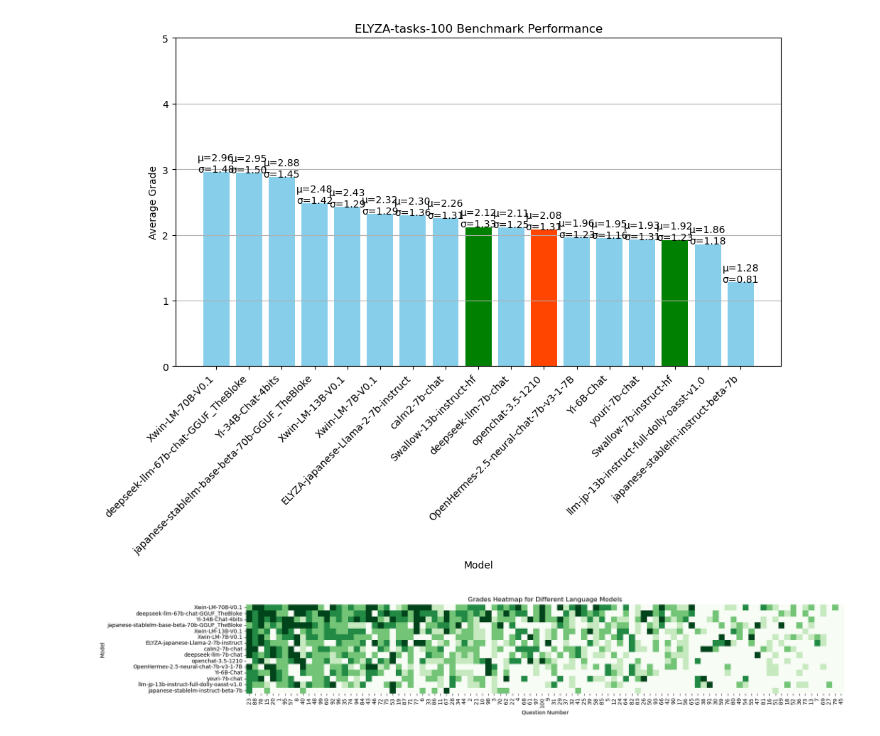
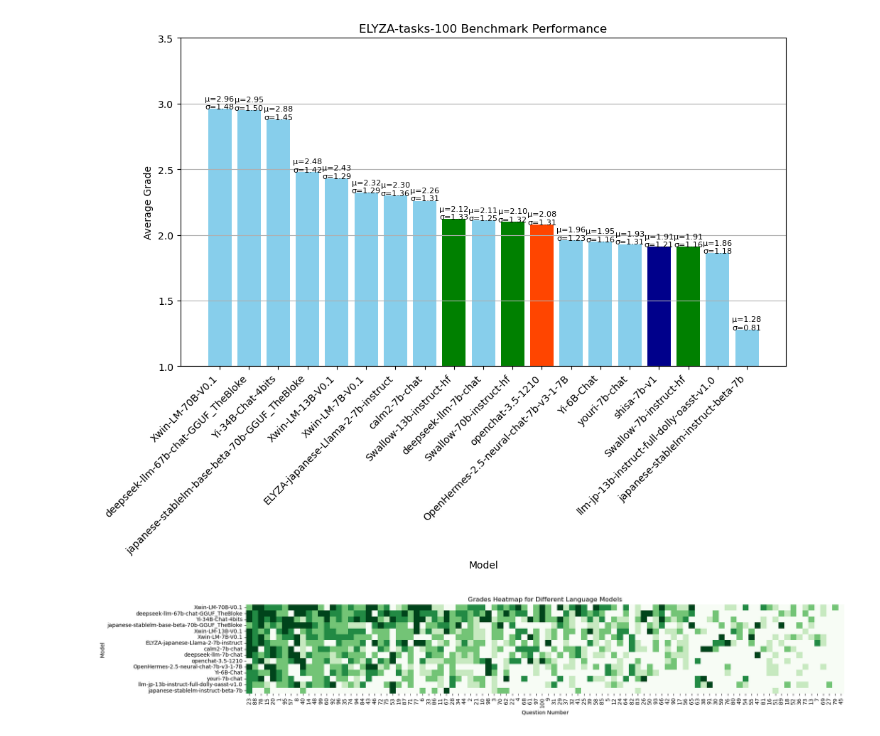
Before and after one commit to Northern-System-Service/gpt4-autoeval, a Jupyter notebook: comparison.ipynb, the cells around one changed output. Cells and saved outputs as stored; diff of their text form; code cells hidden in the pictures.

Commit message:
eval: augmxnt/shisa-7b-v1 の評価結果を追加

```diff
--- a/comparison.ipynb
+++ b/comparison.ipynb
@@ -16,10 +16,12 @@ model_dirs = [
     base_path / "cyberagent" / "calm2-7b-chat",
     base_path / "tokyotech-llm" / "Swallow-13b-instruct-hf",
     base_path / "deepseek-ai" / "deepseek-llm-7b-chat",
+    base_path / "tokyotech-llm" / "Swallow-70b-instruct-hf",
     base_path / "openchat" / "openchat-3.5-1210",
     base_path / "Weyaxi" / "OpenHermes-2.5-neural-chat-7b-v3-1-7B",
     base_path / "01-ai" / "Yi-6B-Chat",
     base_path / "rinna" / "youri-7b-chat",
+    base_path / "augmxnt" / "shisa-7b-v1",
     base_path / "tokyotech-llm" / "Swallow-7b-instruct-hf",
     base_path / "llm-jp" / "llm-jp-13b-instruct-full-dolly-oasst-v1.0",
     base_path / "stabilityai" / "japanese-stablelm-instruct-beta-7b",
@@ -41,38 +43,42 @@ for model_dir in model_dirs:
     std_dev = df['grade'].std()
     median_grade = df['grade'].median()
     min_grade = df['grade'].min()
     max_grade = df['grade'].max()
     count = df['grade'].count()
 
     # Extract the model name and store the statistics
     model_name = model_dir.parts[-1]
     stats_data[model_name] = [mean_grade, std_dev, median_grade, min_grade, max_grade, count]
 
 # Creating a bar chart with additional statistical data
 plt.figure(figsize=(11, 6))
 
-indices_swallow = (8, 14)
-indices_openchat = (10,)
+indices_swallow = (8, 10, 16)
+indices_openchat = (11,)
+indices_shisa = (15,)
+
 for i, (model, stats) in enumerate(stats_data.items()):
     if i in indices_swallow:
         bar_color = 'green'
     elif i in indices_openchat:
         bar_color = 'orangered'  # Change to your desired color
+    elif i in indices_shisa:
+        bar_color = 'darkblue'  # Change to your desired color
     else:
         bar_color = 'skyblue'
 
     plt.bar(model, stats[0], capsize=5, color=bar_color)    #plt.text(i, stats[0], f"μ={stats[0]:.2f}\nσ={stats[1]:.2f}\nMed={stats[2]:.2f}\nMin={stats[3]}\nMax={stats[4]}\nN={stats[5]}", ha='center')
-    plt.text(i, stats[0], f"μ={stats[0]:.2f}\nσ={stats[1]:.2f}", ha='center')
+    plt.text(i, stats[0], f"μ={stats[0]:.2f}\nσ={stats[1]:.2f}", ha='center', fontsize=8)
 
 plt.xlabel('Model')
 plt.ylabel('Average Grade')
 plt.title('ELYZA-tasks-100 Benchmark Performance')
 plt.xticks(rotation=45, ha='right')
-plt.ylim(0, 5)
+plt.ylim(1, 3.5)
 plt.grid(axis="y")
 plt.show()
 # %% [output]
-[figure, old version]
+[figure, new version]
 # %%
 import seaborn as sns
 
```
Also changed, not shown: 2 other files.
